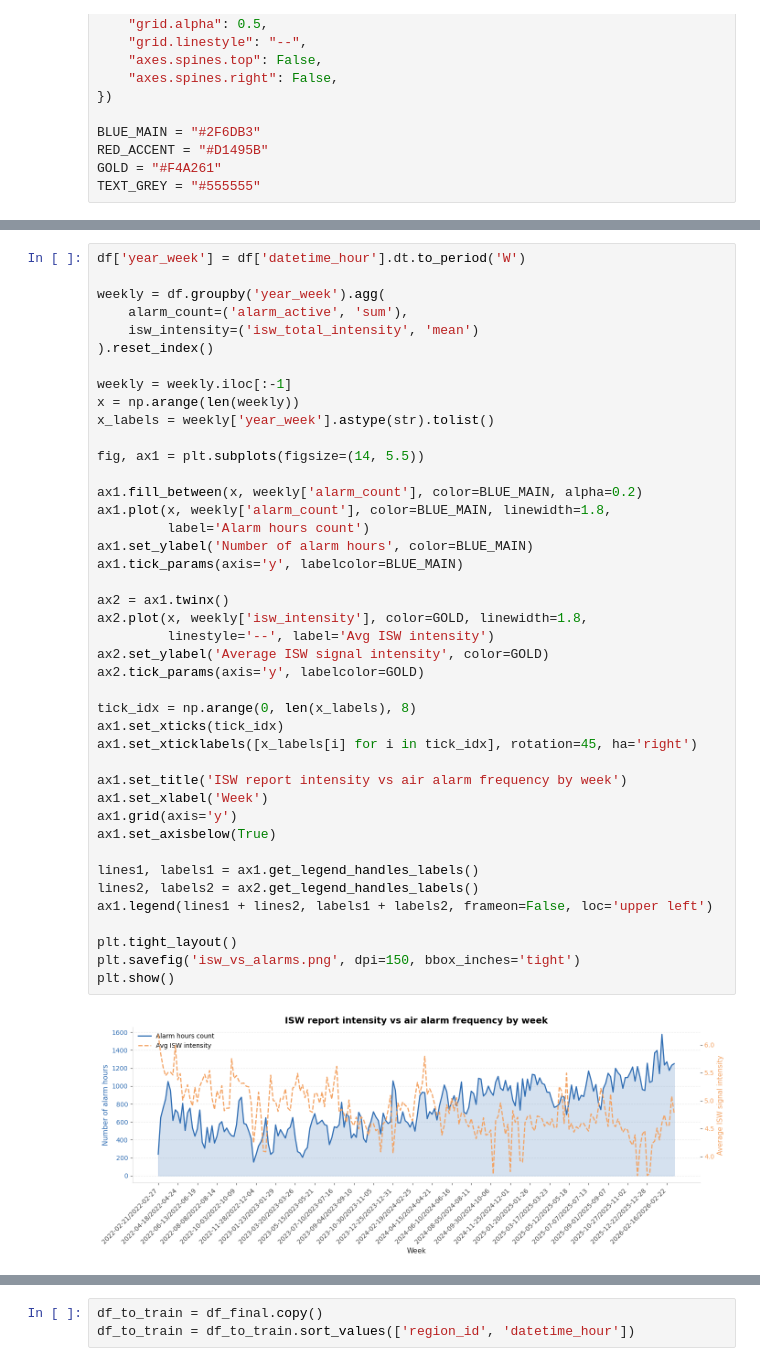
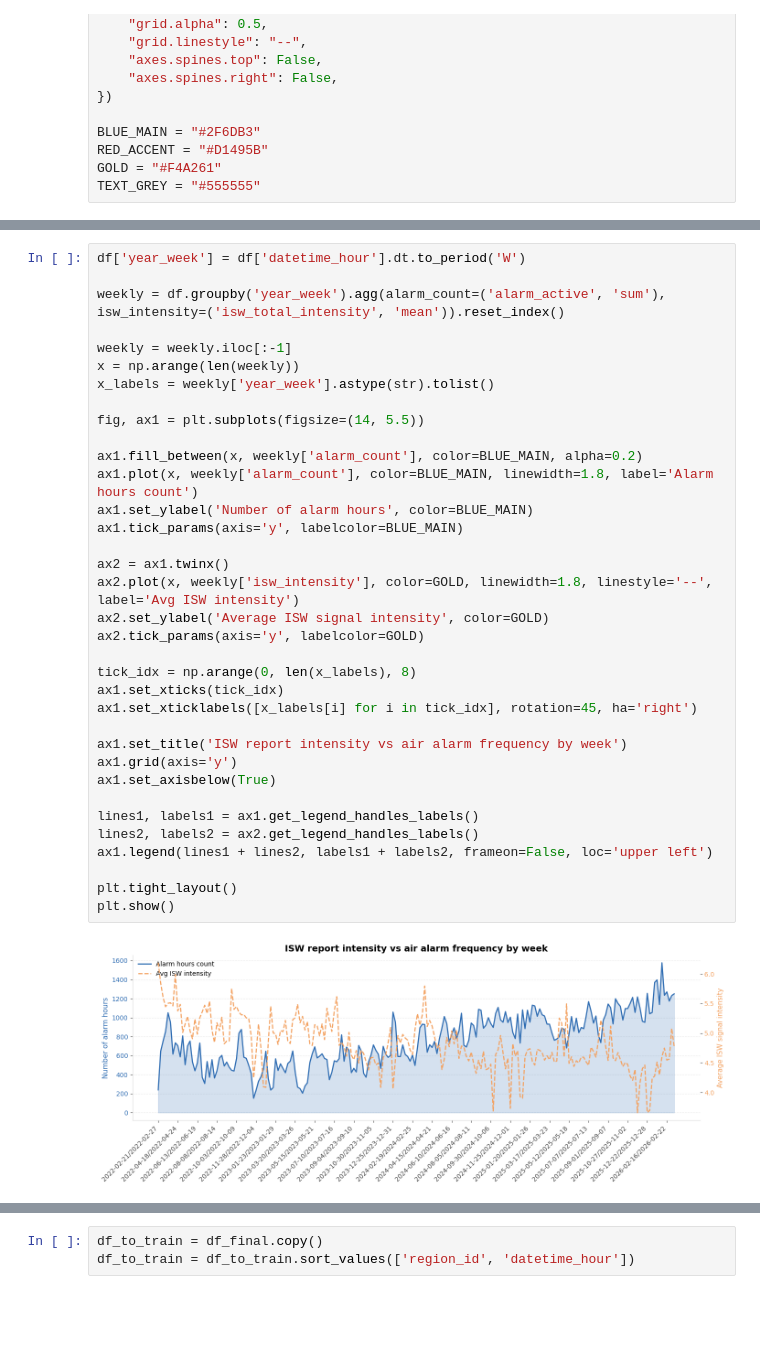
Before and after one commit to khorunzhaviktoriia/war-events-predictor-saas, a Jupyter notebook: forecasting/data_merge_feature_engineering.ipynb, the cells around one changed output, grey strips where cells are left out. Cells and saved outputs as stored; diff of their text form; blank space fills up the shorter version.

```diff
--- a/forecasting/data_merge_feature_engineering.ipynb
+++ b/forecasting/data_merge_feature_engineering.ipynb
@@ -711,44 +679,37 @@ plt.show()
 # %%
 df['year_week'] = df['datetime_hour'].dt.to_period('W')
 
-weekly = df.groupby('year_week').agg(
-    alarm_count=('alarm_active', 'sum'),
-    isw_intensity=('isw_total_intensity', 'mean')
-).reset_index()
+weekly = df.groupby('year_week').agg(alarm_count=('alarm_active', 'sum'), isw_intensity=('isw_total_intensity', 'mean')).reset_index()
 
 weekly = weekly.iloc[:-1]
 x = np.arange(len(weekly))
 x_labels = weekly['year_week'].astype(str).tolist()
 
 fig, ax1 = plt.subplots(figsize=(14, 5.5))
 
 ax1.fill_between(x, weekly['alarm_count'], color=BLUE_MAIN, alpha=0.2)
-ax1.plot(x, weekly['alarm_count'], color=BLUE_MAIN, linewidth=1.8,
-         label='Alarm hours count')
+ax1.plot(x, weekly['alarm_count'], color=BLUE_MAIN, linewidth=1.8, label='Alarm hours count')
 ax1.set_ylabel('Number of alarm hours', color=BLUE_MAIN)
 ax1.tick_params(axis='y', labelcolor=BLUE_MAIN)
 
 ax2 = ax1.twinx()
-ax2.plot(x, weekly['isw_intensity'], color=GOLD, linewidth=1.8,
-         linestyle='--', label='Avg ISW intensity')
+ax2.plot(x, weekly['isw_intensity'], color=GOLD, linewidth=1.8, linestyle='--', label='Avg ISW intensity')
 ax2.set_ylabel('Average ISW signal intensity', color=GOLD)
 ax2.tick_params(axis='y', labelcolor=GOLD)
 
 tick_idx = np.arange(0, len(x_labels), 8)
 ax1.set_xticks(tick_idx)
 ax1.set_xticklabels([x_labels[i] for i in tick_idx], rotation=45, ha='right')
 
 ax1.set_title('ISW report intensity vs air alarm frequency by week')
-ax1.set_xlabel('Week')
 ax1.grid(axis='y')
 ax1.set_axisbelow(True)
 
 lines1, labels1 = ax1.get_legend_handles_labels()
 lines2, labels2 = ax2.get_legend_handles_labels()
 ax1.legend(lines1 + lines2, labels1 + labels2, frameon=False, loc='upper left')
 
 plt.tight_layout()
-plt.savefig('isw_vs_alarms.png', dpi=150, bbox_inches='tight')
 plt.show()
 # %% [output]
-[figure, old version]
+[figure, new version]
```
Also changed, not shown: parts of 23 cells of this notebook.
